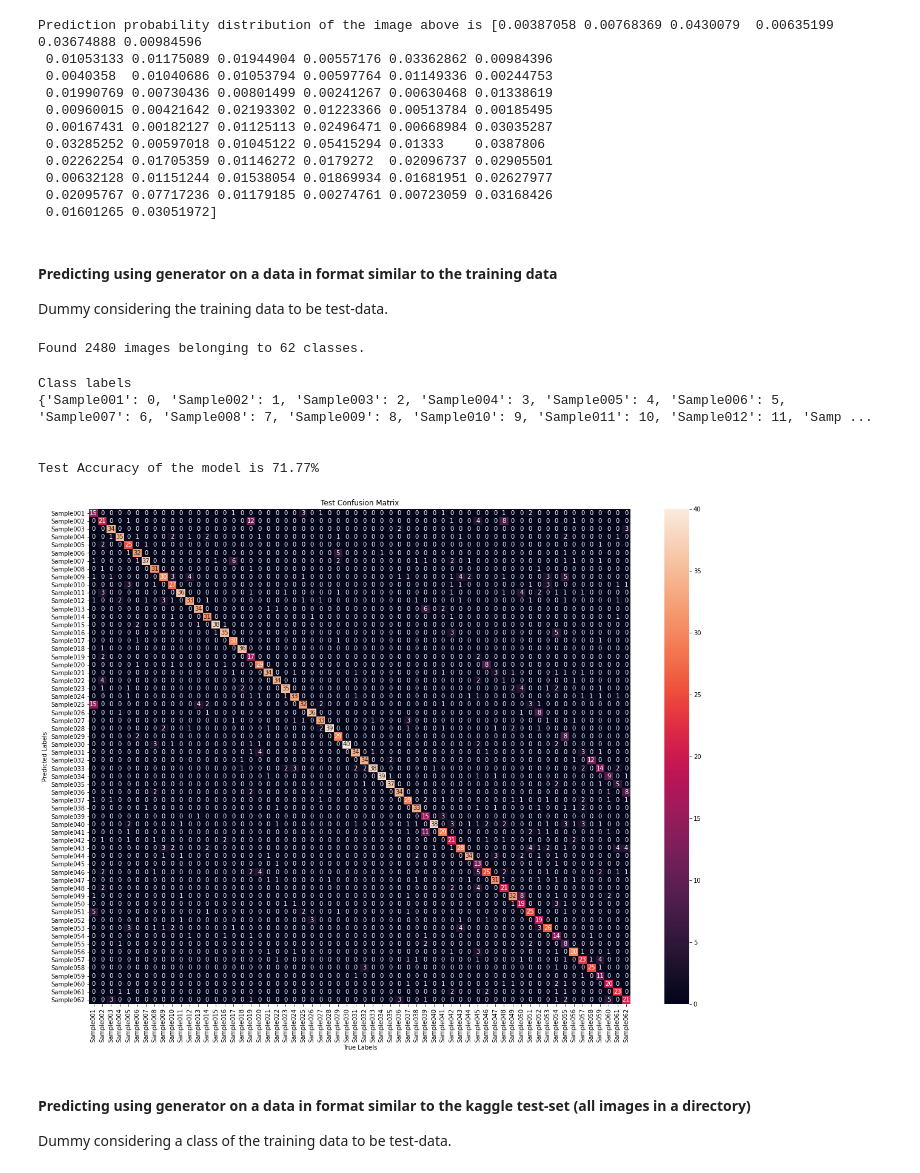
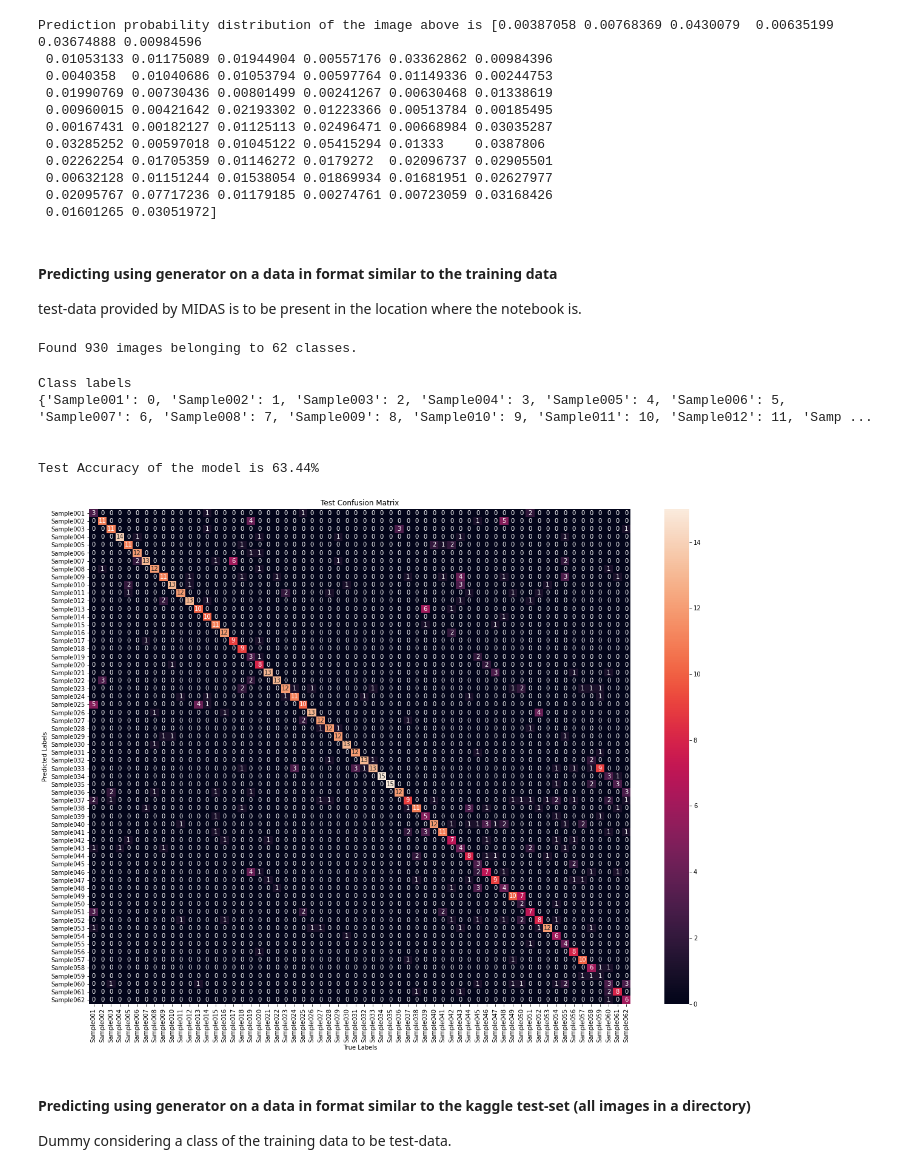
Before and after one commit to Anshul22Verma/MIDAS, a Jupyter notebook: character_classification.ipynb, the cells around one changed output. Drawn from its saved outputs; the diff is of its cells as text; code cells hidden in the pictures.

```diff
--- a/character_classification.ipynb
+++ b/character_classification.ipynb
@@ -1485,17 +1491,17 @@ Prediction probability distribution of the image above is [0.00387058 0.00768369
 # %% [markdown]
 #### Predicting using generator on a data in format similar to the training data
 
-Dummy considering the training data to be test-data.
+test-data provided by MIDAS is to be present in the location where the notebook is.
 # %%
-acc = task1_CNN.test_format1(test_data_loc='train')
+acc = task1_CNN.test_format1(test_data_loc='test')
 # %% [output]
-Found 2480 images belonging to 62 classes.
+Found 930 images belonging to 62 classes.
 Class labels
 {'Sample001': 0, 'Sample002': 1, 'Sample003': 2, 'Sample004': 3, 'Sample005': 4, 'Sample006': 5, 'Sample007': 6, 'Sample008': 7, 'Sample009': 8, 'Sample010': 9, 'Sample011': 10, 'Sample012': 11, 'Samp ...
 
 
-Test Accuracy of the model is 71.77%
+Test Accuracy of the model is 63.44%
-[figure, old version]
+[figure, new version]
 # %% [markdown]
 #### Predicting using generator on a data in format similar to the kaggle test-set (all images in a directory)
 
```
Also changed, not shown: parts of 2 cells of this notebook, 1 other file.
